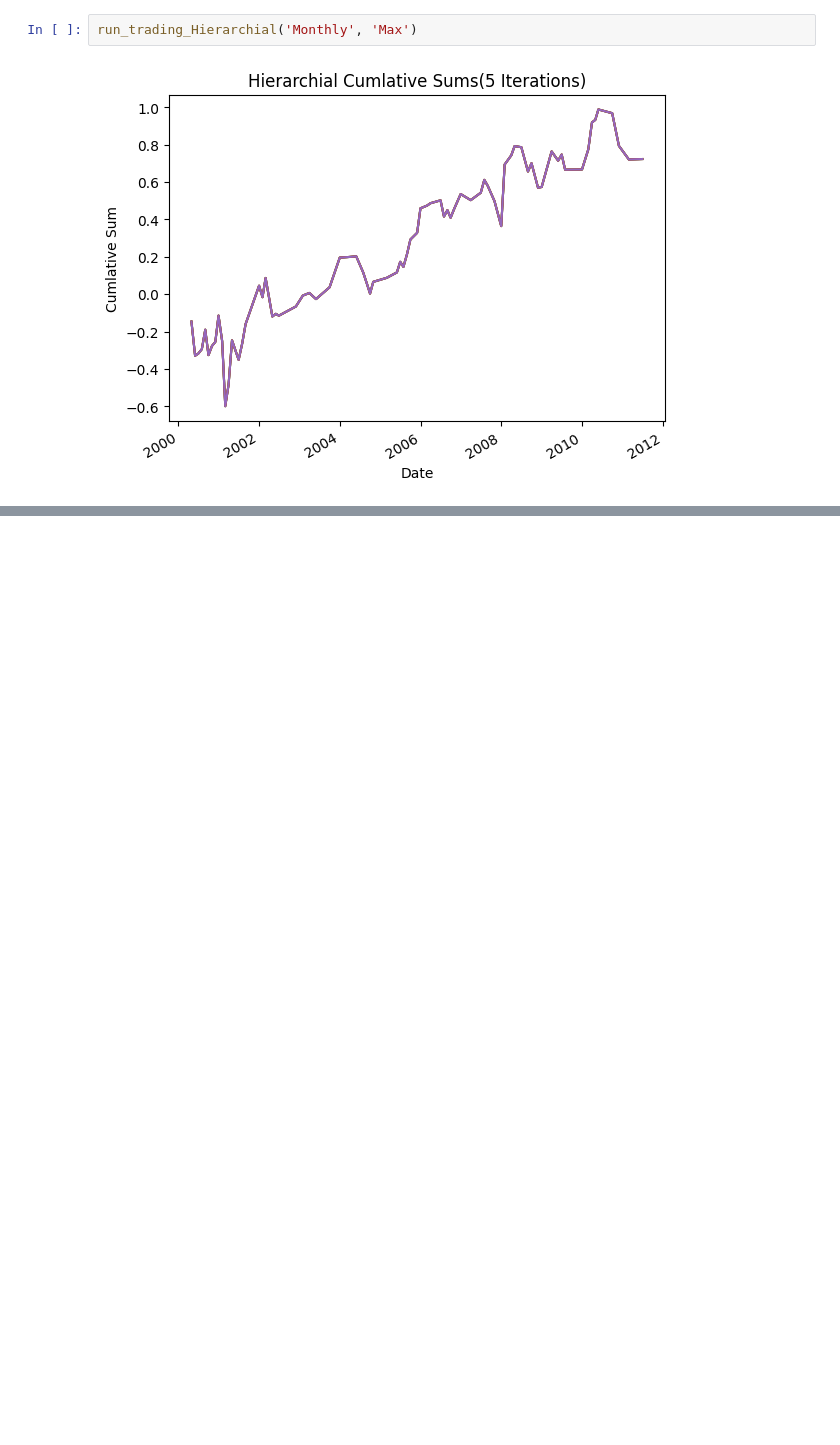
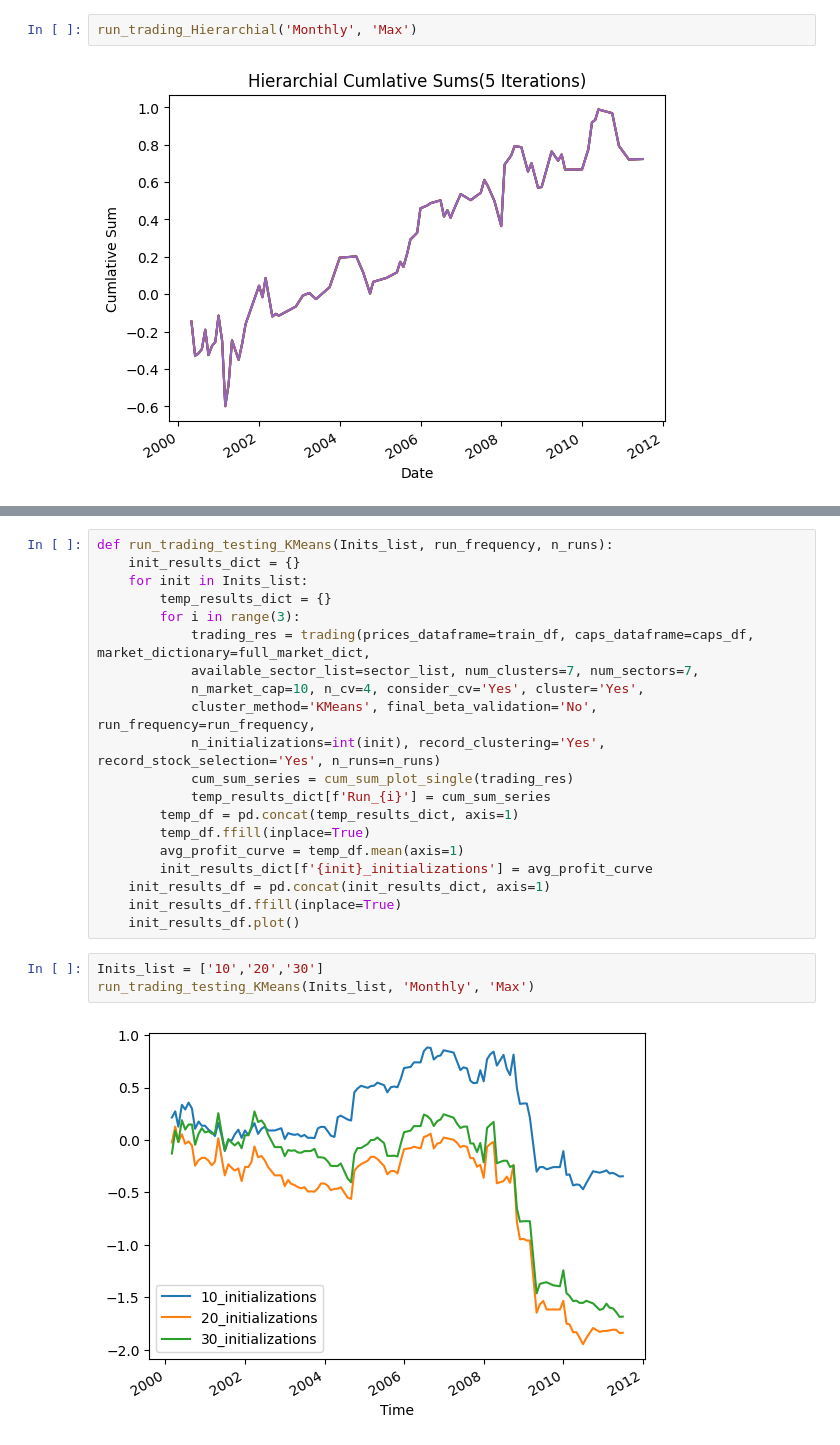
Before and after one commit to TInglefield/Math4920Project, a Jupyter notebook: clustering_NEW/Draft_5/Clustering_draft5_1.ipynb, the cells around one changed output, grey strips where cells are left out. Drawn from its saved outputs; the diff is of its cells as text; blank space fills up the shorter version.

```diff
--- a/clustering_NEW/Draft_5/Clustering_draft5_1.ipynb
+++ b/clustering_NEW/Draft_5/Clustering_draft5_1.ipynb
@@ -690,0 +628,25 @@ run_trading_Hierarchial('Monthly', 'Max')
+# %%
+def run_trading_testing_KMeans(Inits_list, run_frequency, n_runs):
+    init_results_dict = {}
+    for init in Inits_list:
+        temp_results_dict = {}
+        for i in range(3):
+            trading_res = trading(prices_dataframe=train_df, caps_dataframe=caps_df, market_dictionary=full_market_dict,
+            available_sector_list=sector_list, num_clusters=7, num_sectors=7,
+            n_market_cap=10, n_cv=4, consider_cv='Yes', cluster='Yes',
+            cluster_method='KMeans', final_beta_validation='No', run_frequency=run_frequency,
+            n_initializations=int(init), record_clustering='Yes', record_stock_selection='Yes', n_runs=n_runs)
+            cum_sum_series = cum_sum_plot_single(trading_res)
+            temp_results_dict[f'Run_{i}'] = cum_sum_series
+        temp_df = pd.concat(temp_results_dict, axis=1)
+        temp_df.ffill(inplace=True)
+        avg_profit_curve = temp_df.mean(axis=1)
+        init_results_dict[f'{init}_initializations'] = avg_profit_curve
+    init_results_df = pd.concat(init_results_dict, axis=1)
+    init_results_df.ffill(inplace=True)
+    init_results_df.plot()
+# %%
+Inits_list = ['10','20','30']
+run_trading_testing_KMeans(Inits_list, 'Monthly', 'Max')
+# %% [output]
+[figure, added]
```
Also changed, not shown: parts of 13 cells of this notebook.
